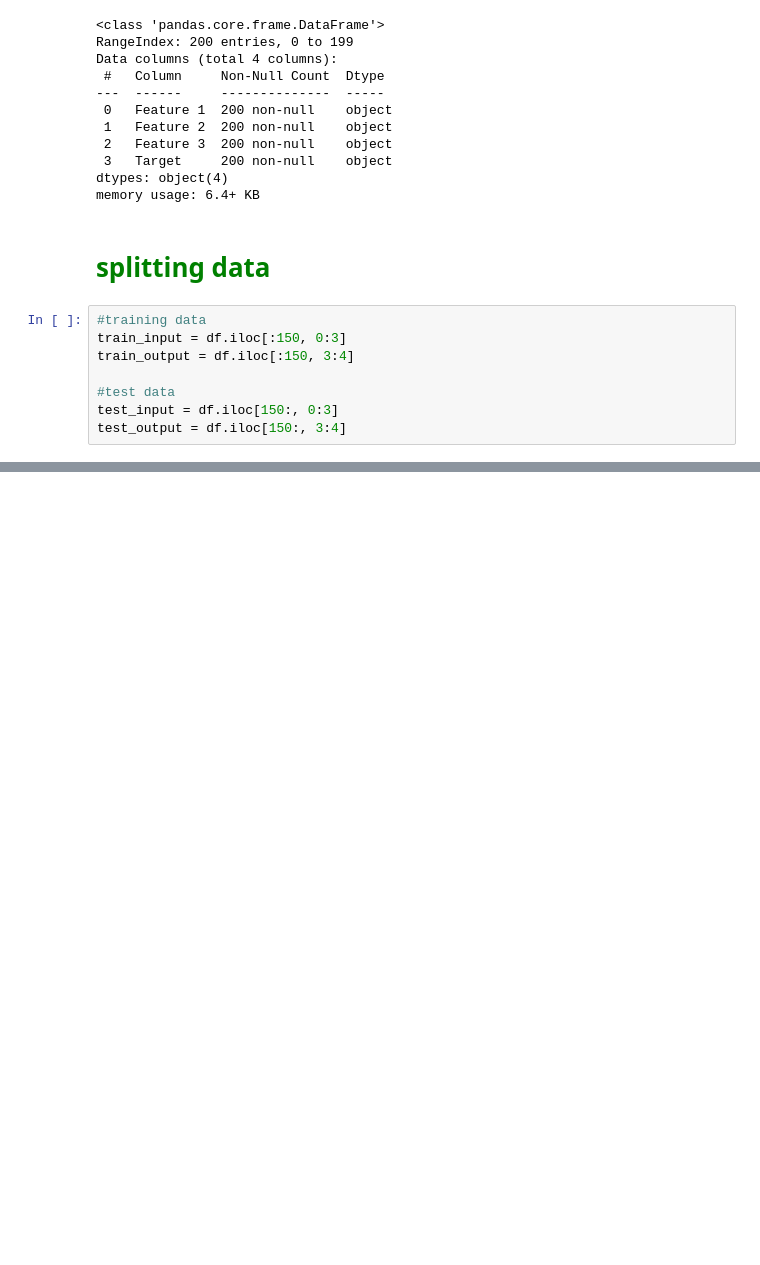
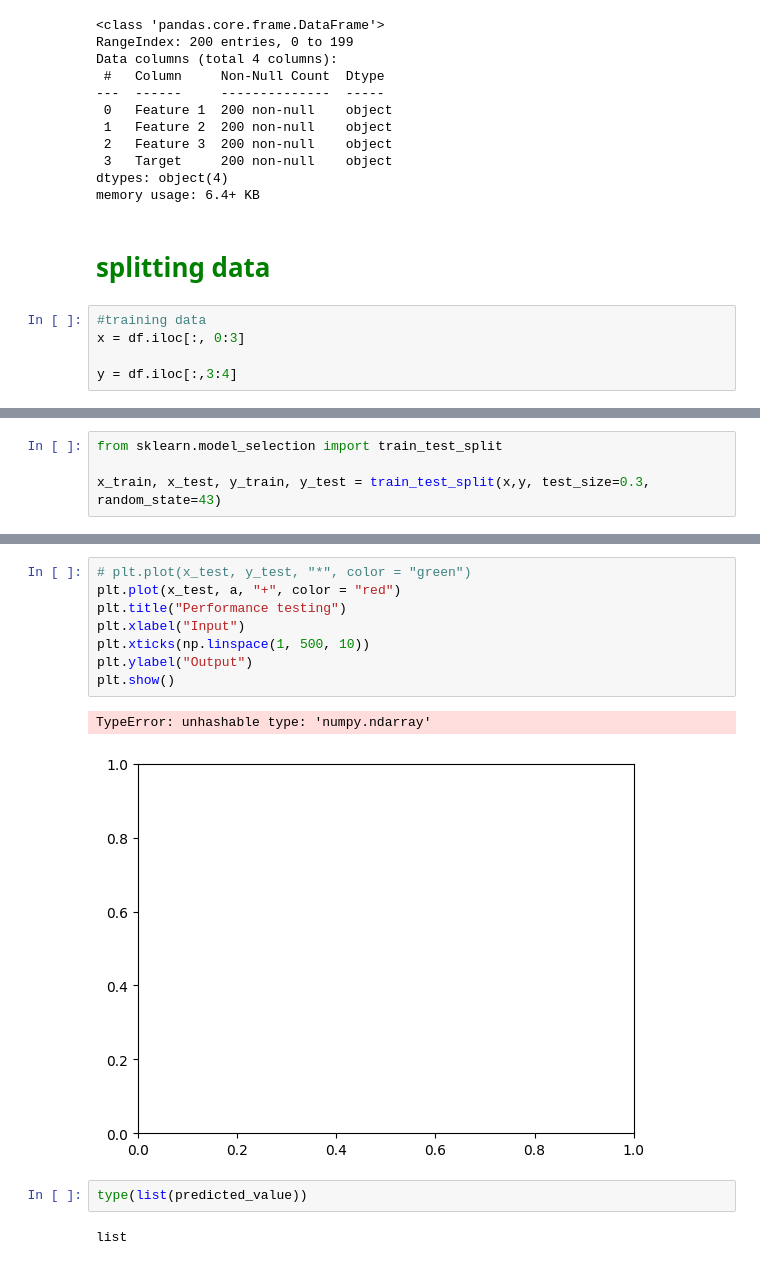
Before and after one commit to kumargautam02/machine_learning, a Jupyter notebook: multi_linear_regression/multi_linear_regression.ipynb, the cells around one changed output, grey strips where cells are left out. Drawn from its saved outputs; the diff is of its cells as text; blank space fills up the shorter version.

```diff
--- a/multi_linear_regression/multi_linear_regression.ipynb
+++ b/multi_linear_regression/multi_linear_regression.ipynb
@@ -67,9 +88,6 @@ memory usage: 6.4+ KB
 <H1 style="color:Green">splitting data </H1>
 # %%
 #training data
-train_input = df.iloc[:150, 0:3]
-train_output = df.iloc[:150, 3:4]
+x = df.iloc[:, 0:3]
 
-#test data
-test_input = df.iloc[150:, 0:3]
-test_output = df.iloc[150:, 3:4]
+y = df.iloc[:,3:4]
@@ -95,0 +110,4 @@ test_output
+# %%
+from sklearn.model_selection import train_test_split
+
+x_train, x_test, y_train, y_test = train_test_split(x,y, test_size=0.3, random_state=43)
@@ -95,0 +146,15 @@ test_output
+# %%
+# plt.plot(x_test, y_test, "*", color = "green")
+plt.plot(x_test, a, "+", color = "red")
+plt.title("Performance testing")
+plt.xlabel("Input")
+plt.xticks(np.linspace(1, 500, 10))
+plt.ylabel("Output")
+plt.show()
+# %% [output]
+TypeError: unhashable type: 'numpy.ndarray'
+[figure, added]
+# %%
+type(list(predicted_value))
+# %% [output]
+list
```
Also changed, not shown: parts of 16 cells of this notebook.
